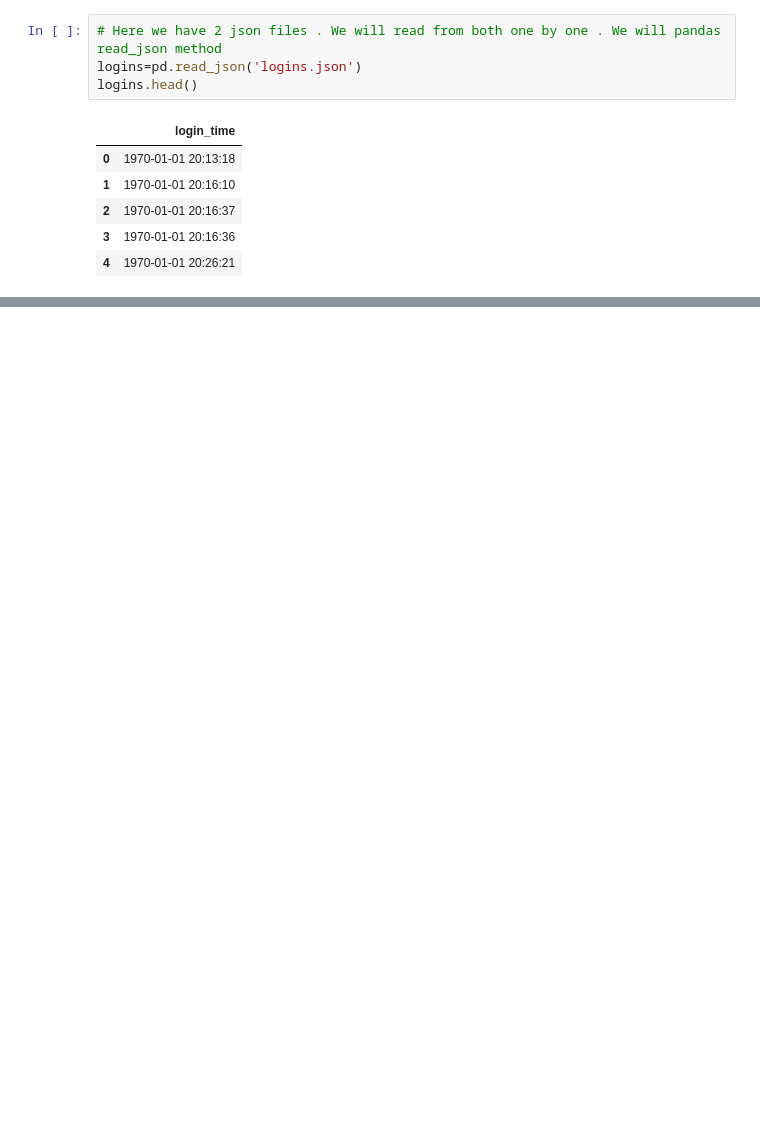
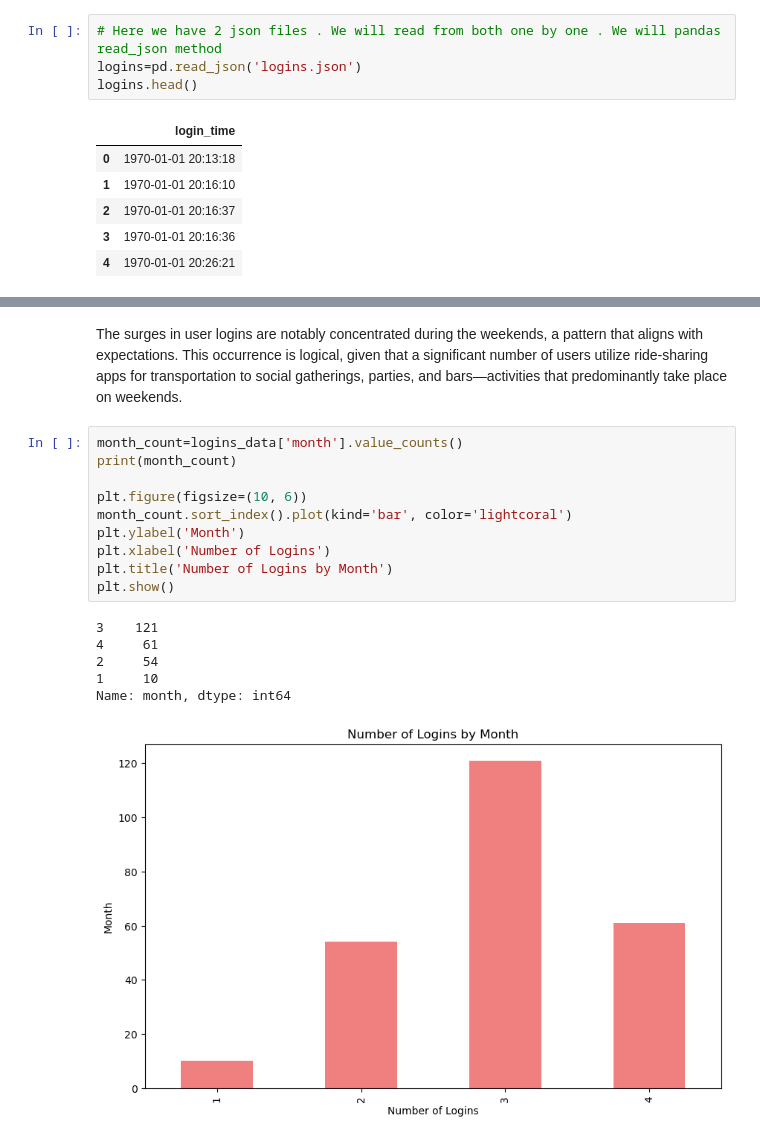
Before and after one commit to sabheen9/ultimate_challenge, a Jupyter notebook: Ultimate.ipynb, the cells around one changed output, grey strips where cells are left out. Cells and saved outputs as stored; diff of their text form; blank space fills up the shorter version.

```diff
--- a/Ultimate.ipynb
+++ b/Ultimate.ipynb
@@ -33,0 +174,19 @@ memory usage: 727.8 KB
+# %% [markdown]
+The surges in user logins are notably concentrated during the weekends, a pattern that aligns with expectations. This occurrence is logical, given that a significant number of users utilize ride-sharing apps for transportation to social gatherings, parties, and bars—activities that predominantly take place on weekends.
+# %%
+month_count=logins_data['month'].value_counts()
+print(month_count)
+
+plt.figure(figsize=(10, 6))
+month_count.sort_index().plot(kind='bar', color='lightcoral')
+plt.ylabel('Month')
+plt.xlabel('Number of Logins')
+plt.title('Number of Logins by Month')
+plt.show()
+# %% [output]
+3    121
+4     61
+2     54
+1     10
+Name: month, dtype: int64
+[figure, added]
```
Also changed, not shown: parts of 13 cells of this notebook.
